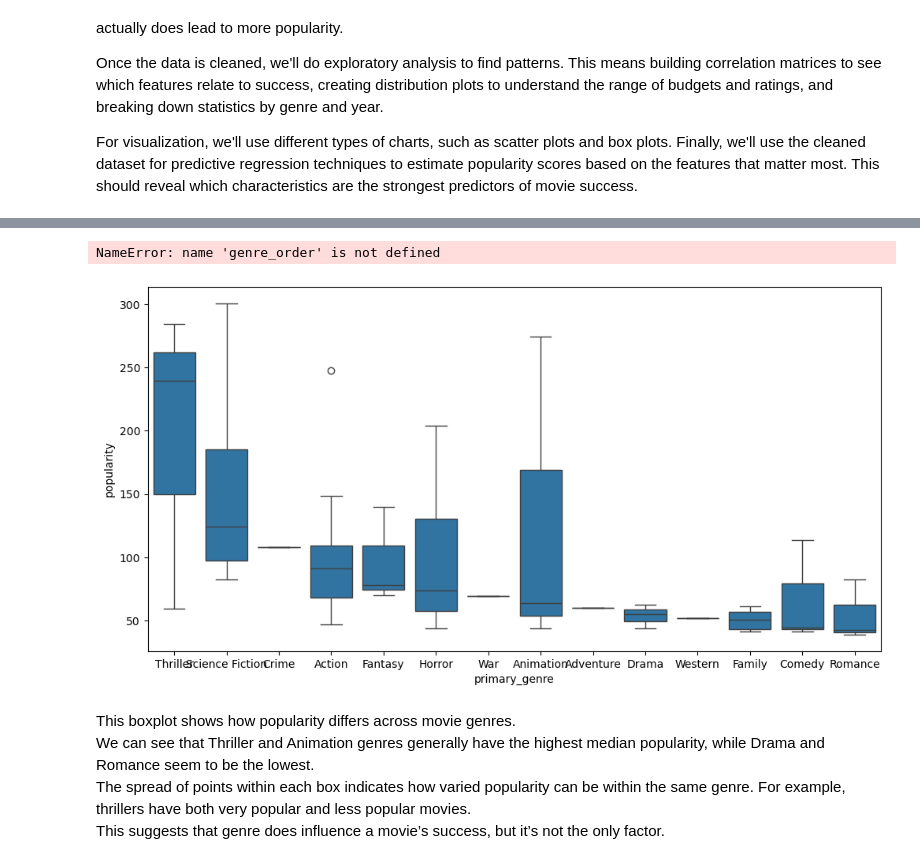
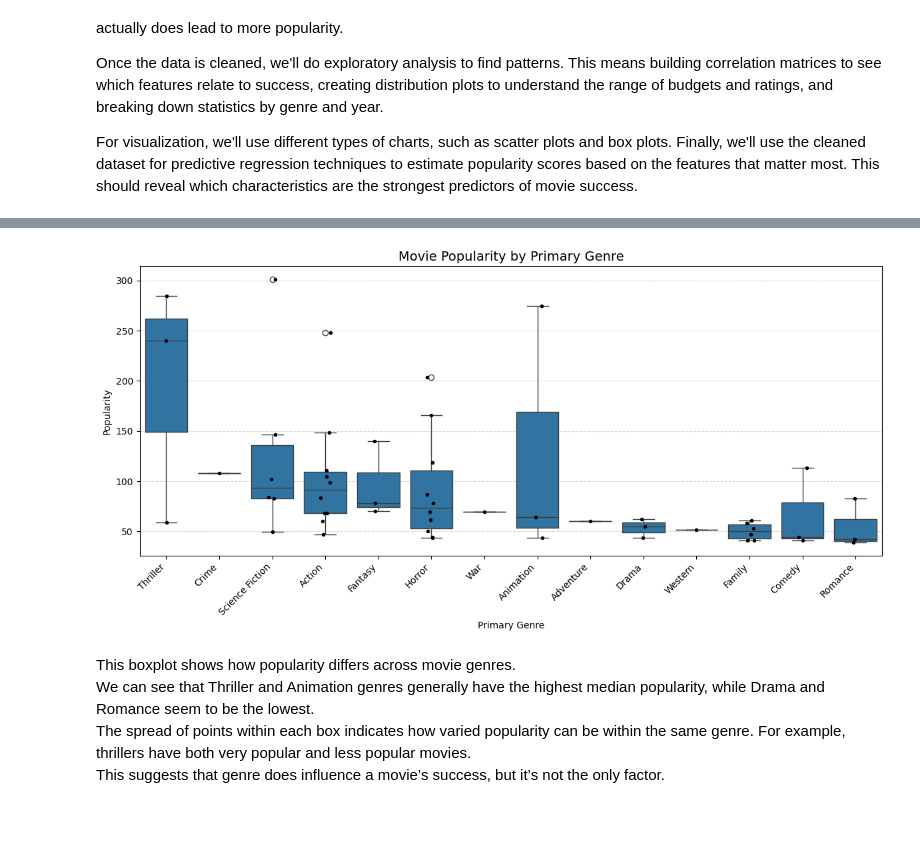
Before and after one commit to massaalhajjiri/DS3000_Project, a Jupyter notebook: DS3000_PROJECT.ipynb, the cells around one changed output, grey strips where cells are left out. Drawn from its saved outputs; the diff is of its cells as text; code cells hidden in the pictures; blank space fills up the shorter version.

```diff
--- a/DS3000_PROJECT.ipynb
+++ b/DS3000_PROJECT.ipynb
@@ -195,34 +195,33 @@ import plotly.express as px
 # %%
 plt.figure(figsize=(12,6))
 
 popular_order = movie_df.groupby('primary_genre')['popularity'].median().sort_values(ascending=False).index
 sns.boxplot(
     data=movie_df,
     x='primary_genre',
     y='popularity',
     order=popular_order,
 )
 
 
 sns.stripplot(
     data=movie_df,
     x='primary_genre',
     y='popularity',
-    order=genre_order,
+    order=popular_order,
     color='black',
     size=4
 )
 
 plt.title("Movie Popularity by Primary Genre", fontsize=14)
 plt.xlabel("Primary Genre")
 plt.ylabel("Popularity")
 plt.xticks(rotation=45, ha='right')
 plt.grid(axis='y', linestyle='--', alpha=0.5)
 plt.tight_layout()
 plt.show()
 # %% [output]
-NameError: name 'genre_order' is not defined
-[figure, old version]
+[figure, new version]
 # %% [markdown]
 This boxplot shows how popularity differs across movie genres.
 We can see that Thriller and Animation genres generally have the highest median popularity, while Drama and Romance seem to be the lowest.
```
Also changed, not shown: parts of 4 cells of this notebook.
